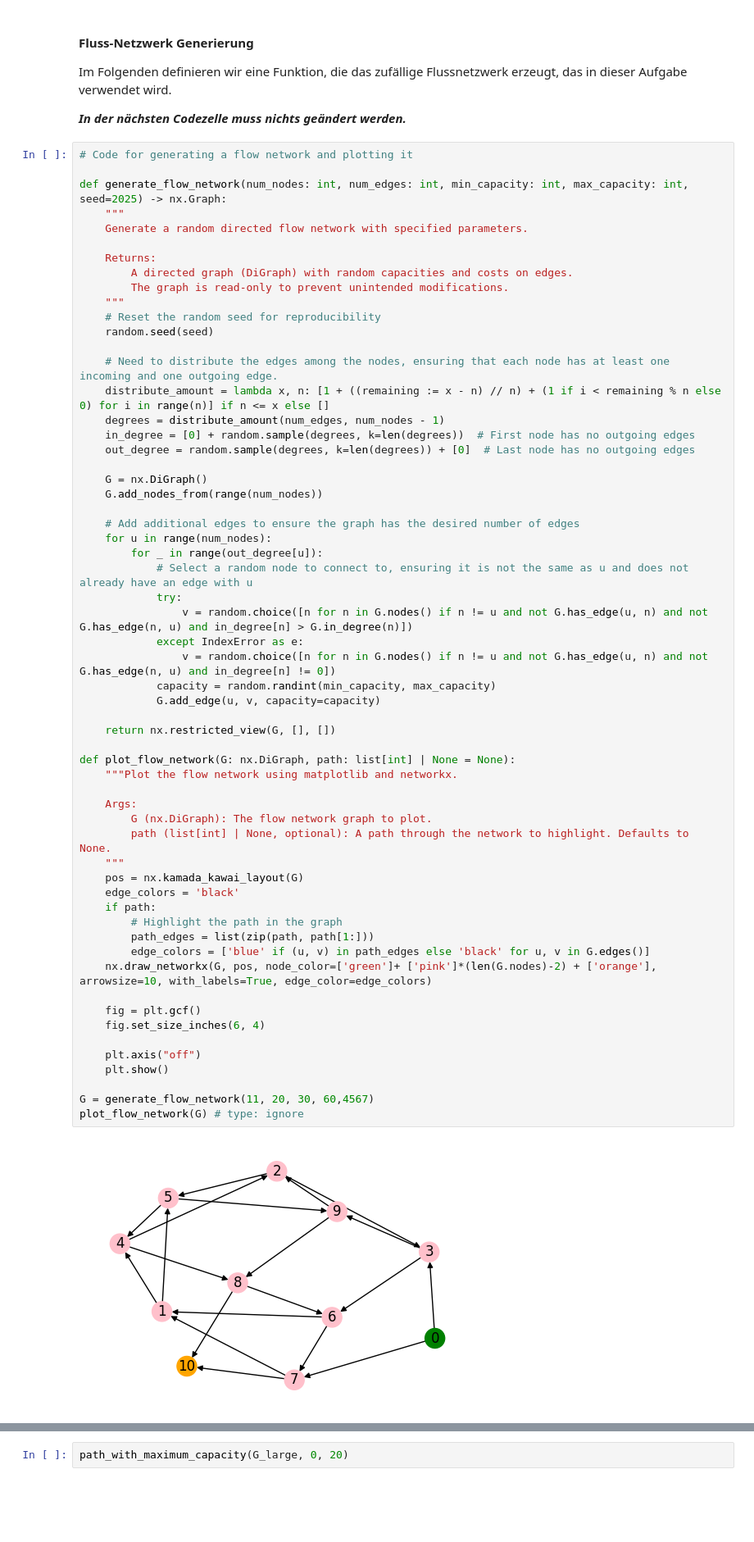
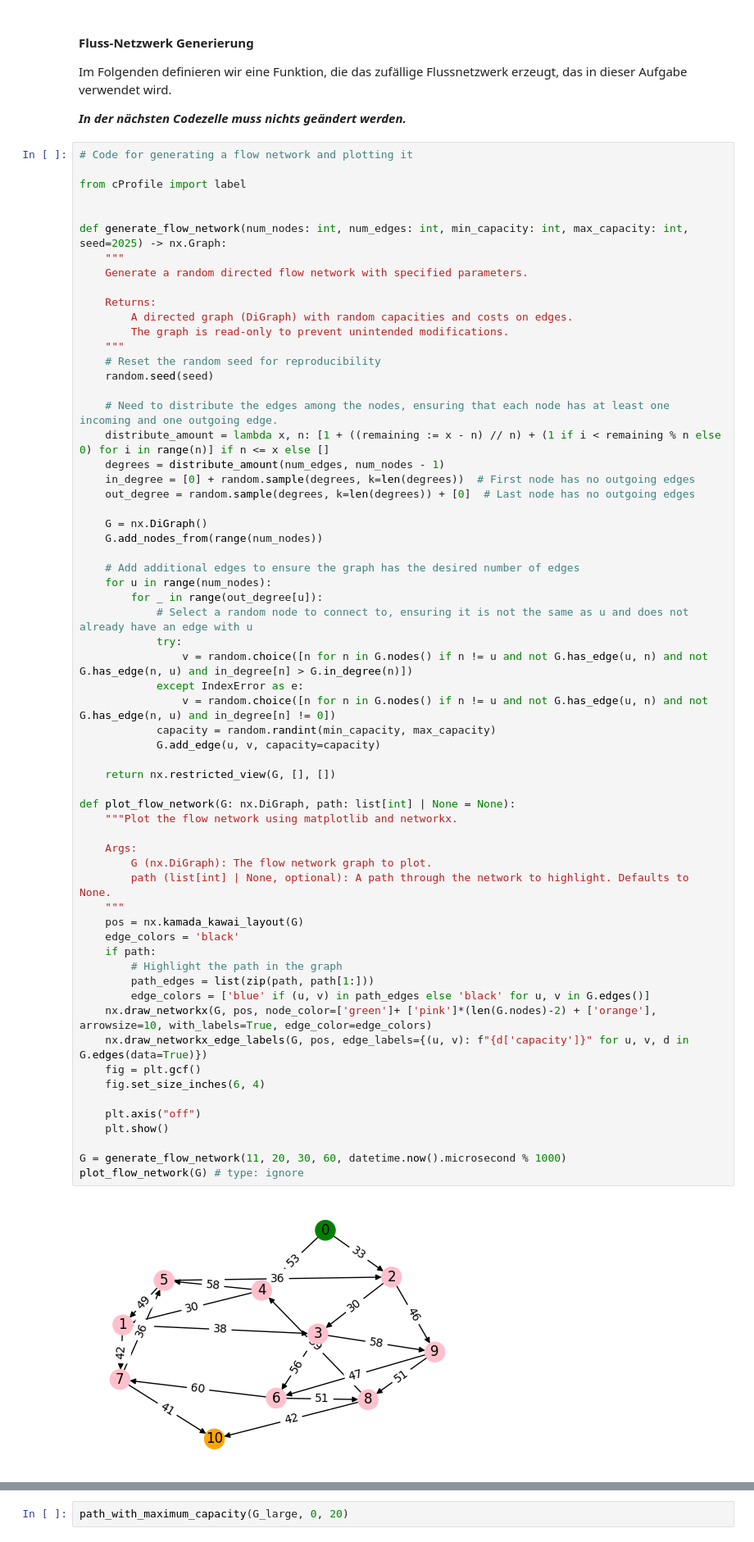
Before and after one commit to JonasOech/assignments, a Jupyter notebook: assignment_1/assignment_1_german.ipynb, the cells around one changed output, grey strips where cells are left out. Shown: that part at 82% size. Saved outputs shown, nothing was run; the diff lists cells and outputs as text; blank space fills up the shorter version.

```diff
--- a/assignment_1/assignment_1_german.ipynb
+++ b/assignment_1/assignment_1_german.ipynb
@@ -172,6 +173,9 @@ Im Folgenden definieren wir eine Funktion, die das zufällige Flussnetzwerk erze
 **_In der nächsten Codezelle muss nichts geändert werden._**
 # %%
 # Code for generating a flow network and plotting it
+
+from cProfile import label
+
 
 def generate_flow_network(num_nodes: int, num_edges: int, min_capacity: int, max_capacity: int, seed=2025) -> nx.Graph:
     """
@@ -201,36 +205,36 @@ def generate_flow_network(num_nodes: int, num_edges: int, min_capacity: int, max
                 v = random.choice([n for n in G.nodes() if n != u and not G.has_edge(u, n) and not G.has_edge(n, u) and in_degree[n] > G.in_degree(n)])
             except IndexError as e:
                 v = random.choice([n for n in G.nodes() if n != u and not G.has_edge(u, n) and not G.has_edge(n, u) and in_degree[n] != 0])
             capacity = random.randint(min_capacity, max_capacity)
             G.add_edge(u, v, capacity=capacity)
 
     return nx.restricted_view(G, [], [])
 
 def plot_flow_network(G: nx.DiGraph, path: list[int] | None = None):
     """Plot the flow network using matplotlib and networkx.
 
     Args:
         G (nx.DiGraph): The flow network graph to plot.
         path (list[int] | None, optional): A path through the network to highlight. Defaults to None.
     """
     pos = nx.kamada_kawai_layout(G)
     edge_colors = 'black'
     if path:
         # Highlight the path in the graph
         path_edges = list(zip(path, path[1:]))
         edge_colors = ['blue' if (u, v) in path_edges else 'black' for u, v in G.edges()]
     nx.draw_networkx(G, pos, node_color=['green']+ ['pink']*(len(G.nodes)-2) + ['orange'], arrowsize=10, with_labels=True, edge_color=edge_colors)
-
+    nx.draw_networkx_edge_labels(G, pos, edge_labels={(u, v): f"{d['capacity']}" for u, v, d in G.edges(data=True)})
     fig = plt.gcf()
     fig.set_size_inches(6, 4)
 
     plt.axis("off")
     plt.show()
 
-G = generate_flow_network(11, 20, 30, 60,4567)
+G = generate_flow_network(11, 20, 30, 60, datetime.now().microsecond % 1000)
 plot_flow_network(G) # type: ignore
 # %% [output]
-[figure, old version]
+[figure, new version]
 # %% [markdown]
 #### **(01.1.1)** Pfad mit maximalem Durchfluss
 
```
Also changed, not shown: parts of 3 cells of this notebook.
